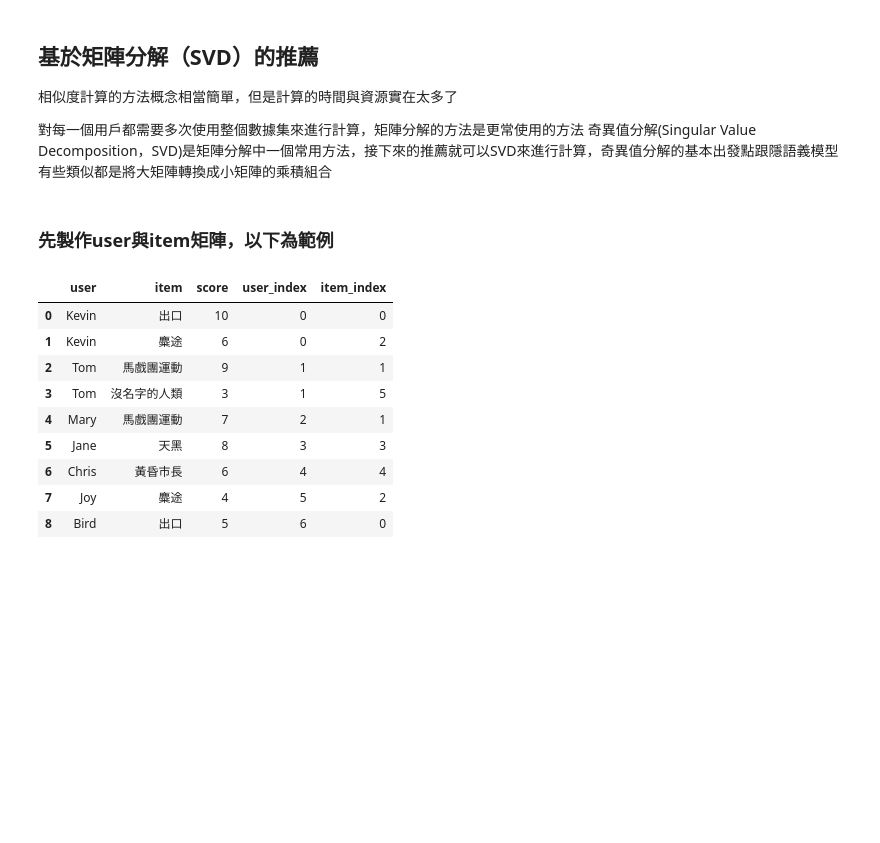
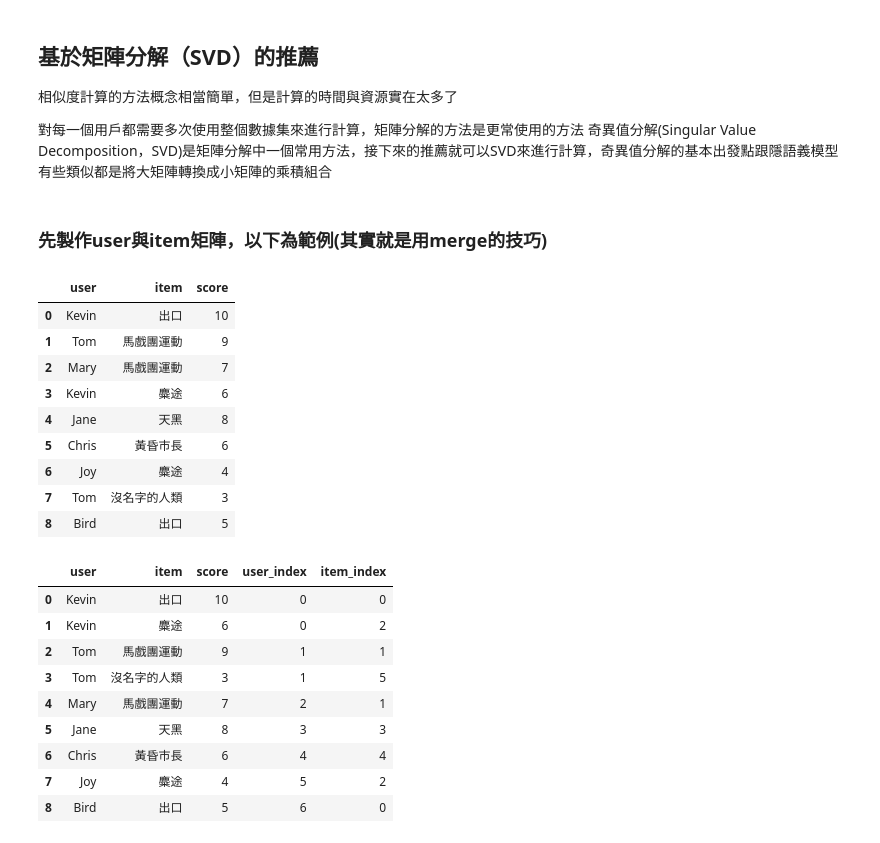
Before and after one commit to hongguopeng/Machine-Learning, a Jupyter notebook: 08_音樂推薦系統/音樂推薦系統.ipynb, the cells around one changed output. Saved outputs shown, nothing was run; the diff lists cells and outputs as text; code cells hidden in the pictures; blank space fills up the shorter version.

```diff
--- a/08_音樂推薦系統/音樂推薦系統.ipynb
+++ b/08_音樂推薦系統/音樂推薦系統.ipynb
@@ -612,5 +612,21 @@ for i in range(0 , 20):
 對每一個用戶都需要多次使用整個數據集來進行計算，矩陣分解的方法是更常使用的方法
 奇異值分解(Singular Value Decomposition，SVD)是矩陣分解中一個常用方法，接下來的推薦就可以SVD來進行計算，奇異值分解的基本出發點跟隱語義模型有些類似都是將大矩陣轉換成小矩陣的乘積組合
 # %% [markdown]
-### 先製作user與item矩陣，以下為範例
+### 先製作user與item矩陣，以下為範例(其實就是用merge的技巧)
+# %%
+ex = pd.DataFrame({'user':['Kevin' , 'Tom' , 'Mary' , 'Kevin' , 'Jane' , 'Chris' , 'Joy' , 'Tom' , 'Bird'] ,
+                   'item':['出口' , '馬戲團運動' , '馬戲團運動' , '麋途' , '天黑' , '黃昏市長' , '麋途' , '沒名字的人類' , '出口'] ,
+                   'score':[10 , 9 , 7 , 6 , 8 , 6 , 4 , 3 , 5]})
+ex
+# %% [output]
+|  | user | item | score |
+| 0 | Kevin | 出口 | 10 |
+| 1 | Tom | 馬戲團運動 | 9 |
+| 2 | Mary | 馬戲團運動 | 7 |
+| 3 | Kevin | 麋途 | 6 |
+| 4 | Jane | 天黑 | 8 |
+| 5 | Chris | 黃昏市長 | 6 |
+| 6 | Joy | 麋途 | 4 |
+| 7 | Tom | 沒名字的人類 | 3 |
+| 8 | Bird | 出口 | 5 |
 # %%
```
Also changed, not shown: parts of 31 cells of this notebook, 6 other files.
